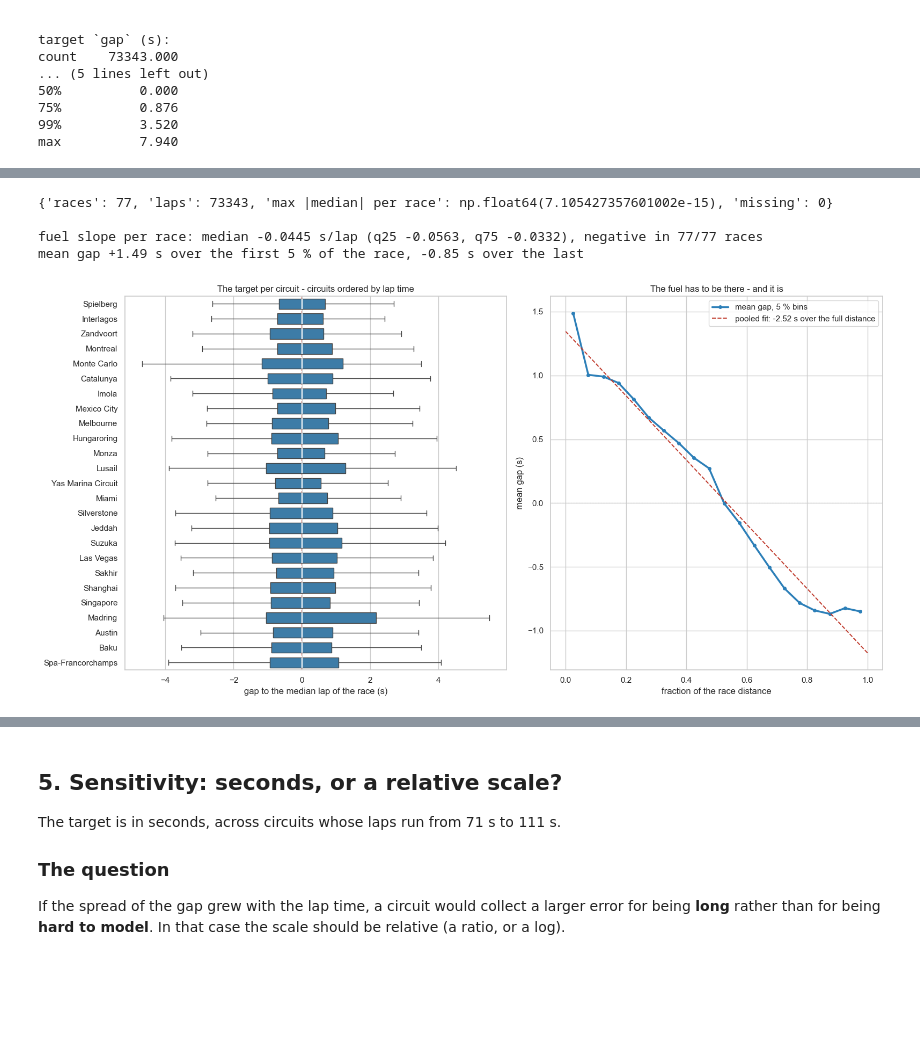
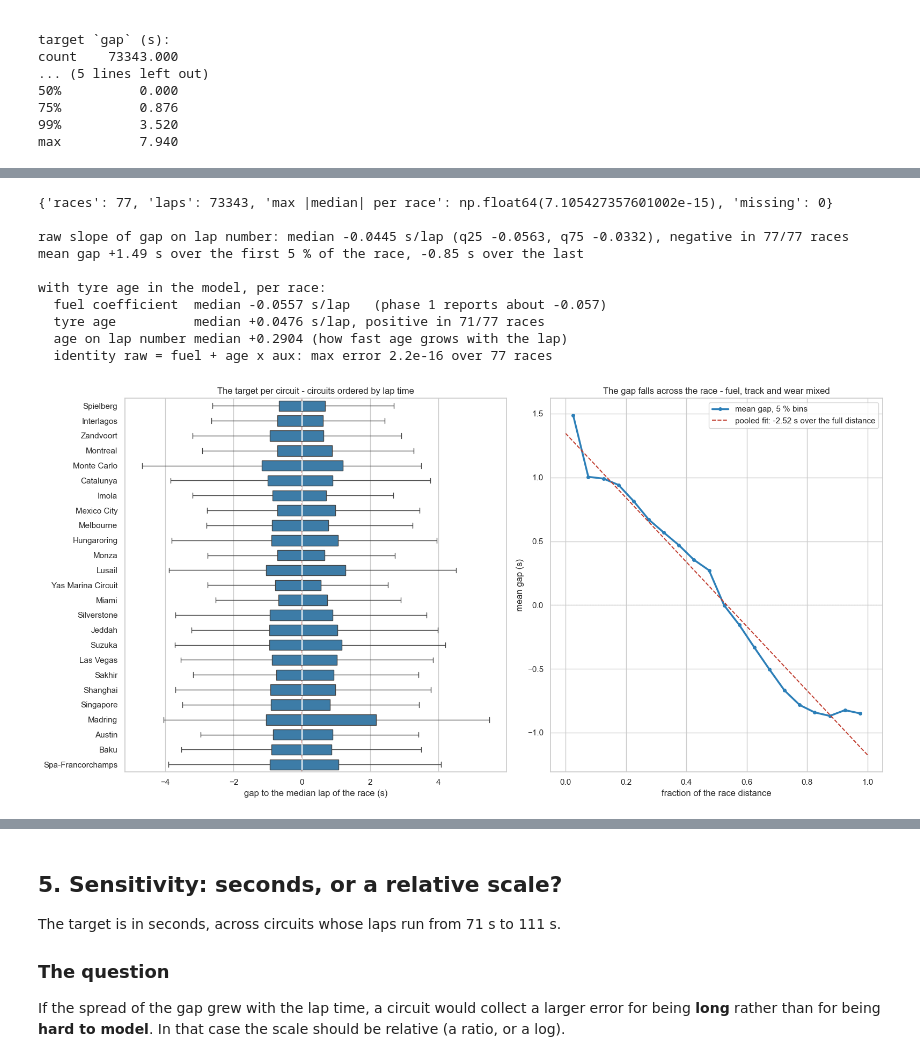
Before and after one commit to NathanLeDev/formula1-stint-optimizer, a Jupyter notebook: app/02-baseline.ipynb, the cells around one changed output, grey strips where cells are left out. Drawn from its saved outputs; the diff is of its cells as text; code cells hidden in the pictures; blank space fills up the shorter version.

```diff
--- a/app/02-baseline.ipynb
+++ b/app/02-baseline.ipynb
@@ -219,38 +235,66 @@ sns.boxplot(data=base, x="gap", y="circuit", order=order, showfliers=False,
 axes[0].axvline(0, color="#c0392b", lw=1.2, ls="--", zorder=0)
 axes[0].set(title="The target per circuit - circuits ordered by lap time",
             xlabel="gap to the median lap of the race (s)", ylabel="")
 
-# The fuel signature: one slope per race, and the pooled curve over the race distance.
+# The within-race trend: one slope per race, and the pooled curve over the race distance. The
+# trend nets fuel burn and the improving track against tyre wear; it is not a fuel measurement.
 slope = base.groupby("session_key").apply(
     lambda x: np.polyfit(x["lap_number"], x["gap"], 1)[0], include_groups=False)
 binned = base.groupby(pd.cut(base["race_frac"], np.arange(0, 1.001, 0.05)),
                       observed=True)["gap"].agg(["mean", "size"])
 centres = [i.mid for i in binned.index]
 
 axes[1].axhline(0, color="#9a9a9a", lw=0.8, ls=":", zorder=0)
 axes[1].plot(centres, binned["mean"], color="#2c7fb8", lw=2.5, marker="o", ms=4,
              label="mean gap, 5 % bins")
 fit = np.polyfit(base["race_frac"], base["gap"], 1)
 axes[1].plot([0, 1], np.polyval(fit, [0, 1]), color="#c0392b", lw=1.4, ls="--",
              label=f"pooled fit: {fit[0]:+.2f} s over the full distance")
-axes[1].set(title="The fuel has to be there - and it is",
+axes[1].set(title="The gap falls across the race - fuel, track and wear mixed",
             xlabel="fraction of the race distance", ylabel="mean gap (s)")
 axes[1].legend(loc="upper right", frameon=True)
 
 fig.tight_layout()
 
 print()
-print(f"fuel slope per race: median {slope.median():+.4f} s/lap "
+print(f"raw slope of gap on lap number: median {slope.median():+.4f} s/lap "
       f"(q25 {slope.quantile(0.25):+.4f}, q75 {slope.quantile(0.75):+.4f}), "
       f"negative in {(slope < 0).sum()}/{len(slope)} races")
 print(f"mean gap {binned['mean'].iloc[0]:+.2f} s over the first 5 % of the race, "
       f"{binned['mean'].iloc[-1]:+.2f} s over the last")
+
+# The slope above is not the fuel coefficient. Tyre age grows with lap number, so a slope fitted
+# without an age term nets fuel against wear. Fitting both separates them, and the identity
+# printed last shows the two numbers are one measurement read two ways.
+def fuel_and_wear(x):
+    X = np.column_stack([np.ones(len(x)), x["lap_number"], x["age"]])
+    coef = np.linalg.lstsq(X, x["gap"].to_numpy(float), rcond=None)[0]
+    return pd.Series({"fuel": coef[1], "age": coef[2],
+                      "aux": np.polyfit(x["lap_number"], x["age"], 1)[0]})
+
+
+parts = base.groupby("session_key").apply(fuel_and_wear, include_groups=False)
+print()
+print(f"with tyre age in the model, per race:")
+print(f"  fuel coefficient  median {parts['fuel'].median():+.4f} s/lap   "
+      f"(phase 1 reports about -0.057)")
+print(f"  tyre age          median {parts['age'].median():+.4f} s/lap, positive in "
+      f"{(parts['age'] > 0).sum()}/{len(parts)} races")
+print(f"  age on lap number median {parts['aux'].median():+.4f} (how fast age grows with the lap)")
+residual = (parts["fuel"] + parts["age"] * parts["aux"] - slope).abs().max()
+print(f"  identity raw = fuel + age x aux: max error {residual:.1e} over {len(parts)} races")
 # %% [output]
 {'races': 77, 'laps': 73343, 'max |median| per race': np.float64(7.105427357601002e-15), 'missing': 0}
 
-fuel slope per race: median -0.0445 s/lap (q25 -0.0563, q75 -0.0332), negative in 77/77 races
+raw slope of gap on lap number: median -0.0445 s/lap (q25 -0.0563, q75 -0.0332), negative in 77/77 races
 mean gap +1.49 s over the first 5 % of the race, -0.85 s over the last
+
+with tyre age in the model, per race:
+  fuel coefficient  median -0.0557 s/lap   (phase 1 reports about -0.057)
+  tyre age          median +0.0476 s/lap, positive in 71/77 races
+  age on lap number median +0.2904 (how fast age grows with the lap)
+  identity raw = fuel + age x aux: max error 2.2e-16 over 77 races
-[figure, old version]
+[figure, new version]
 # %% [markdown]
 ### The reference is never recomputed on a subset
 
```
Also changed, not shown: parts of 4 cells of this notebook, 3 other files.
